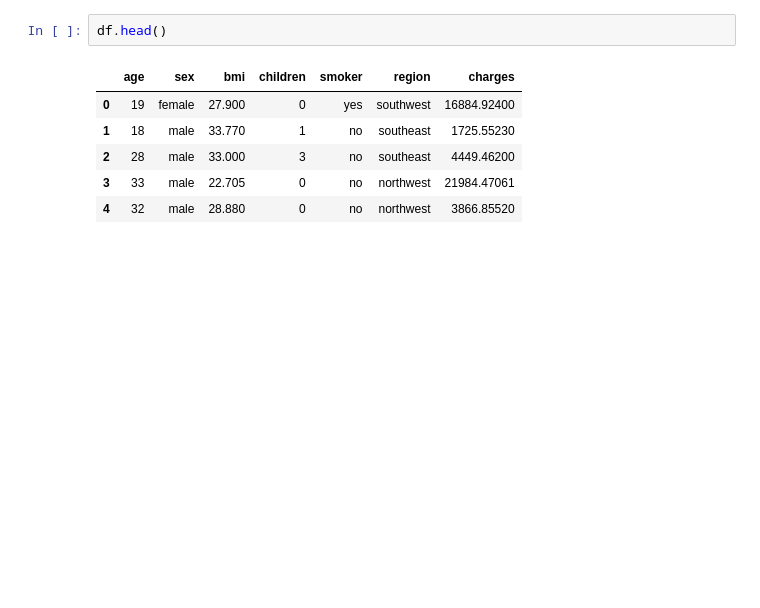
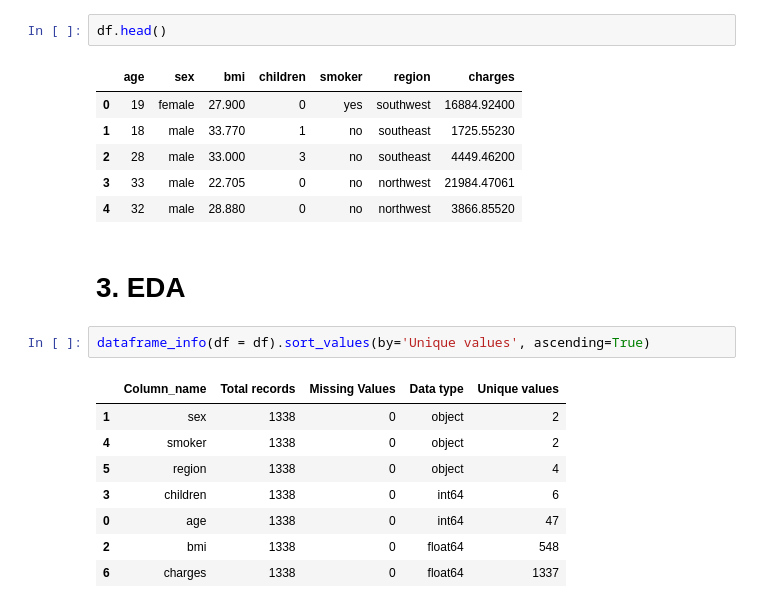
Before and after one commit to OndrejZapletal99/Python_DS_ML, a Jupyter notebook: health_insurance/main.ipynb, the cells around one changed output. Drawn from its saved outputs; the diff is of its cells as text; blank space fills up the shorter version.

```diff
--- a/health_insurance/main.ipynb
+++ b/health_insurance/main.ipynb
@@ -50,3 +50,16 @@ df.head()
 | 2 | 28 | male | 33.000 | 3 | no | southeast | 4449.46200 |
 | 3 | 33 | male | 22.705 | 0 | no | northwest | 21984.47061 |
 | 4 | 32 | male | 28.880 | 0 | no | northwest | 3866.85520 |
+# %% [markdown]
+# 3. EDA
+# %%
+dataframe_info(df = df).sort_values(by='Unique values', ascending=True)
+# %% [output]
+|  | Column_name | Total records | Missing Values | Data type | Unique values |
+| 1 | sex | 1338 | 0 | object | 2 |
+| 4 | smoker | 1338 | 0 | object | 2 |
+| 5 | region | 1338 | 0 | object | 4 |
+| 3 | children | 1338 | 0 | int64 | 6 |
+| 0 | age | 1338 | 0 | int64 | 47 |
+| 2 | bmi | 1338 | 0 | float64 | 548 |
+| 6 | charges | 1338 | 0 | float64 | 1337 |
```
Also changed, not shown: parts of 6 cells of this notebook.
